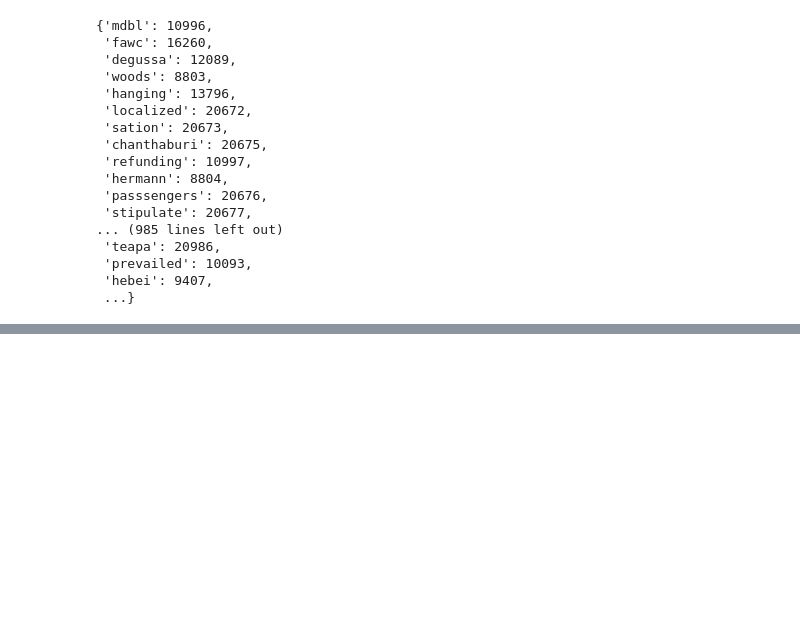
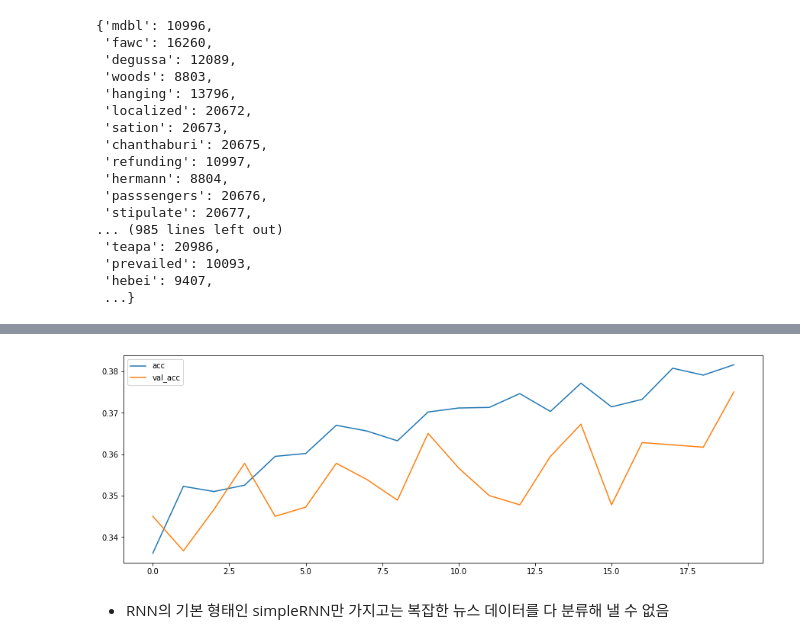
Before and after one commit to ldk7024/Deep_Learning_Study, a Jupyter notebook: 21_07_23_로이터_뉴스_카테고리_분류하기(RNN).ipynb, the cells around one changed output, grey strips where cells are left out. Cells and saved outputs as stored; diff of their text form; code cells hidden in the pictures; blank space fills up the shorter version.

```diff
--- a/21_07_23_로이터_뉴스_카테고리_분류하기(RNN).ipynb
+++ b/21_07_23_로이터_뉴스_카테고리_분류하기(RNN).ipynb
@@ -95,0 +326,3 @@ Downloading data from https://storage.googleapis.com/tensorflow/tf-keras-dataset
+# %%
+y_train_one_hot = to_categorical(y_train)
+y_test_one_hot = to_categorical(y_test)
@@ -95,0 +338,8 @@ Downloading data from https://storage.googleapis.com/tensorflow/tf-keras-dataset
+# %%
+model = Sequential()
+
+model.add(SimpleRNN(500, input_shape = (120,1))) # train 데이터가 원핫 인코딩 되었다면 features가 바뀌어야 함
+
+
+model.add(Dense(46, activation='softmax'))
+model.summary()
@@ -95,0 +359,10 @@ Downloading data from https://storage.googleapis.com/tensorflow/tf-keras-dataset
+# %%
+model.compile(loss='categorical_crossentropy',
+              optimizer = 'Adam',
+              metrics = ['acc']
+              )
+# %%
+h = model.fit(X_train_pad_reshape, y_train_one_hot,
+              validation_split = 0.2,
+              epochs = 20,
+              batch_size = 128)
@@ -95,0 +387,15 @@ Downloading data from https://storage.googleapis.com/tensorflow/tf-keras-dataset
+# %%
+plt.figure(figsize=(15,5))
+
+plt.plot(h.history['acc'],
+         label = 'acc')
+
+plt.plot(h.history['val_acc'],
+         label = 'val_acc')
+
+plt.legend()
+plt.show()
+# %% [output]
+[figure, added]
+# %% [markdown]
+- RNN의 기본 형태인 simpleRNN만 가지고는 복잡한 뉴스 데이터를 다 분류해 낼 수 없음
```
Also changed, not shown: parts of 36 cells of this notebook.
